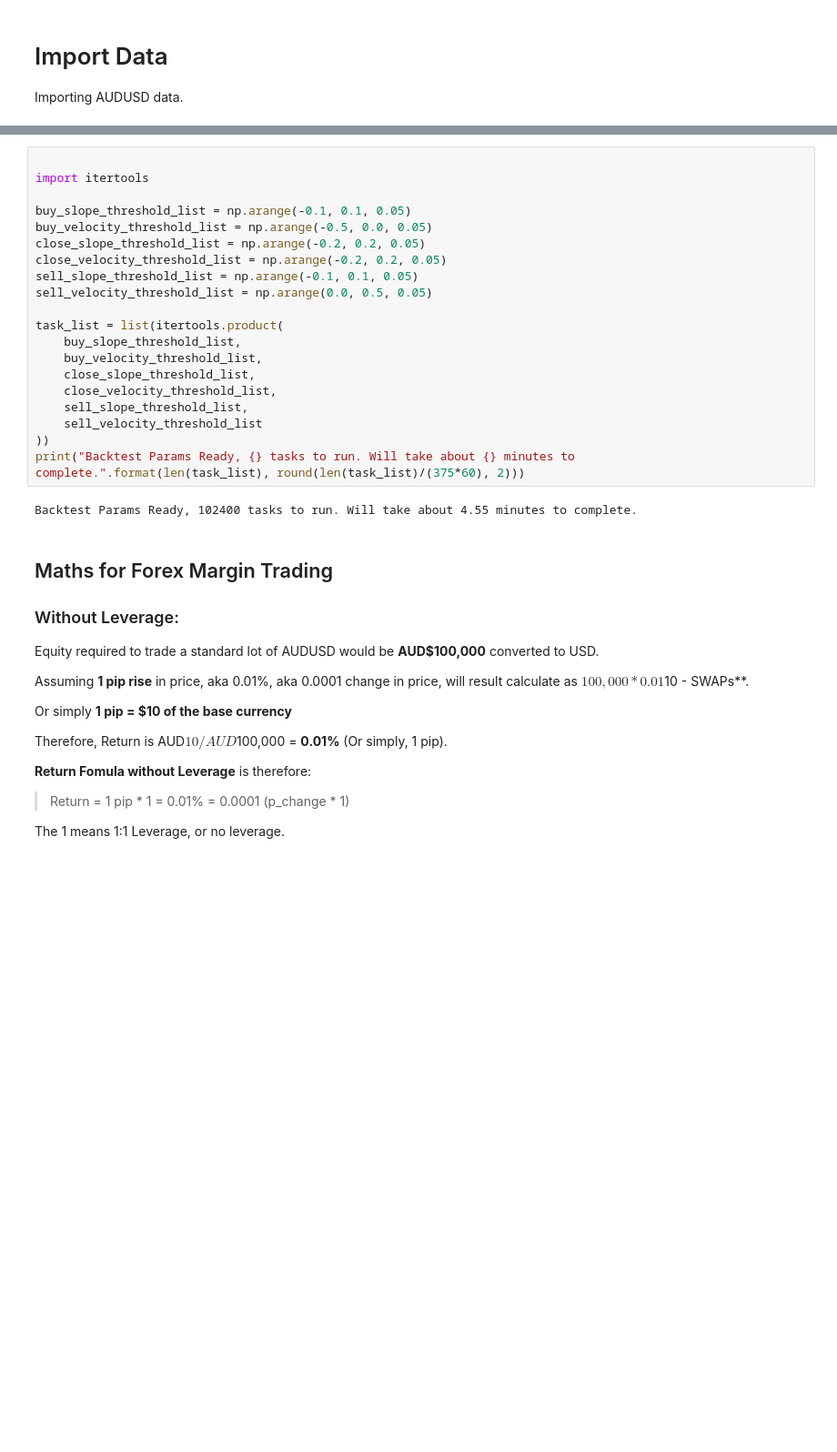
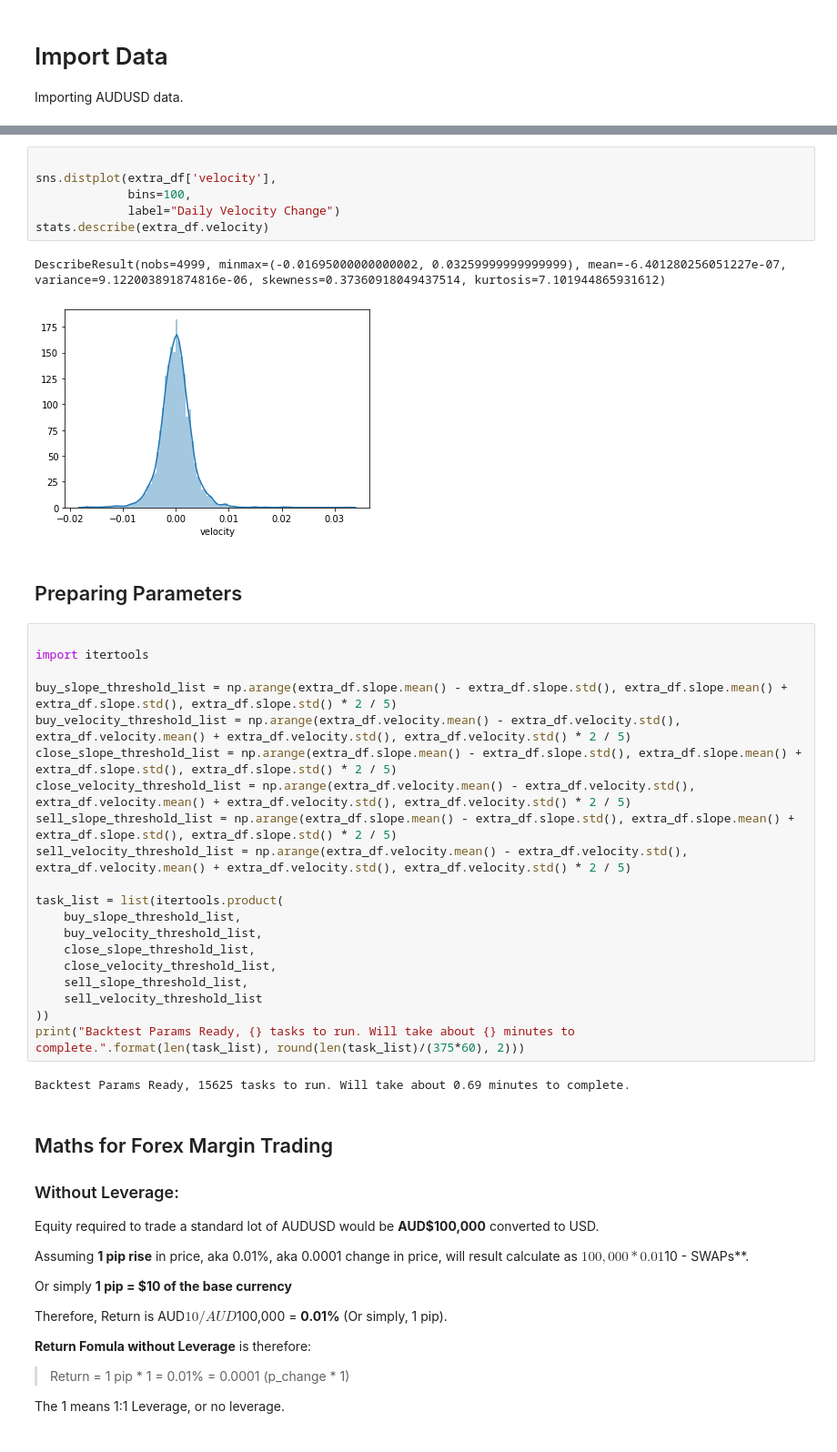
Before and after one commit to jacktator/QuantTrading_Py, a Jupyter notebook: alpha/strategies/optimization_sv.ipynb, the cells around one changed output, grey strips where cells are left out. Shown at 91% size. Saved outputs shown, nothing was run; the diff lists cells and outputs as text; blank space fills up the shorter version.

```diff
--- a/alpha/strategies/optimization_sv.ipynb
+++ b/alpha/strategies/optimization_sv.ipynb
@@ -43,13 +74,25 @@ Assuming trading with Leverage
+# %%
+
+sns.distplot(extra_df['velocity'],
+             bins=100,
+             label="Daily Velocity Change")
+stats.describe(extra_df.velocity)
+# %% [output]
+DescribeResult(nobs=4999, minmax=(-0.01695000000000002, 0.03259999999999999), mean=-6.401280256051227e-07, variance=9.122003891874816e-06, skewness=0.37360918049437514, kurtosis=7.101944865931612)
+[figure, added]
+# %% [markdown]
+
+## Preparing Parameters
 # %%
 
 import itertools
 
-buy_slope_threshold_list = np.arange(-0.1, 0.1, 0.05)
-buy_velocity_threshold_list = np.arange(-0.5, 0.0, 0.05)
-close_slope_threshold_list = np.arange(-0.2, 0.2, 0.05)
-close_velocity_threshold_list = np.arange(-0.2, 0.2, 0.05)
-sell_slope_threshold_list = np.arange(-0.1, 0.1, 0.05)
-sell_velocity_threshold_list = np.arange(0.0, 0.5, 0.05)
+buy_slope_threshold_list = np.arange(extra_df.slope.mean() - extra_df.slope.std(), extra_df.slope.mean() + extra_df.slope.std(), extra_df.slope.std() * 2 / 5)
+buy_velocity_threshold_list = np.arange(extra_df.velocity.mean() - extra_df.velocity.std(), extra_df.velocity.mean() + extra_df.velocity.std(), extra_df.velocity.std() * 2 / 5)
+close_slope_threshold_list = np.arange(extra_df.slope.mean() - extra_df.slope.std(), extra_df.slope.mean() + extra_df.slope.std(), extra_df.slope.std() * 2 / 5)
+close_velocity_threshold_list = np.arange(extra_df.velocity.mean() - extra_df.velocity.std(), extra_df.velocity.mean() + extra_df.velocity.std(), extra_df.velocity.std() * 2 / 5)
+sell_slope_threshold_list = np.arange(extra_df.slope.mean() - extra_df.slope.std(), extra_df.slope.mean() + extra_df.slope.std(), extra_df.slope.std() * 2 / 5)
+sell_velocity_threshold_list = np.arange(extra_df.velocity.mean() - extra_df.velocity.std(), extra_df.velocity.mean() + extra_df.velocity.std(), extra_df.velocity.std() * 2 / 5)
 
 task_list = list(itertools.product(
     buy_slope_threshold_list,
@@ -61,7 +104,7 @@ task_list = list(itertools.product(
 ))
 print("Backtest Params Ready, {} tasks to run. Will take about {} minutes to complete.".format(len(task_list), round(len(task_list)/(375*60), 2)))
 # %% [output]
-Backtest Params Ready, 102400 tasks to run. Will take about 4.55 minutes to complete.
+Backtest Params Ready, 15625 tasks to run. Will take about 0.69 minutes to complete.
 # %% [markdown]
 
 ## Maths for Forex Margin Trading
```
Also changed, not shown: parts of 14 cells of this notebook, 7 other files.
